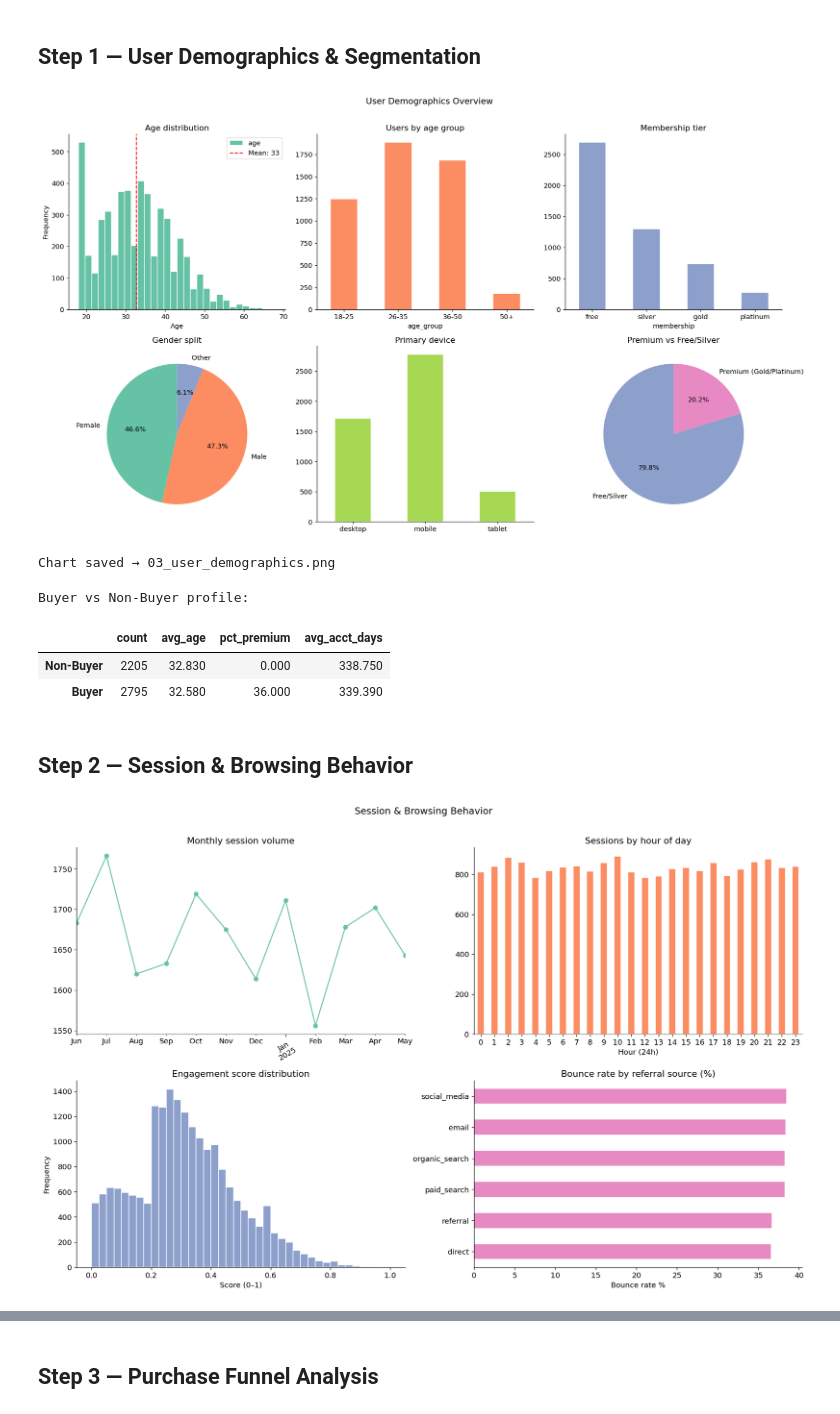
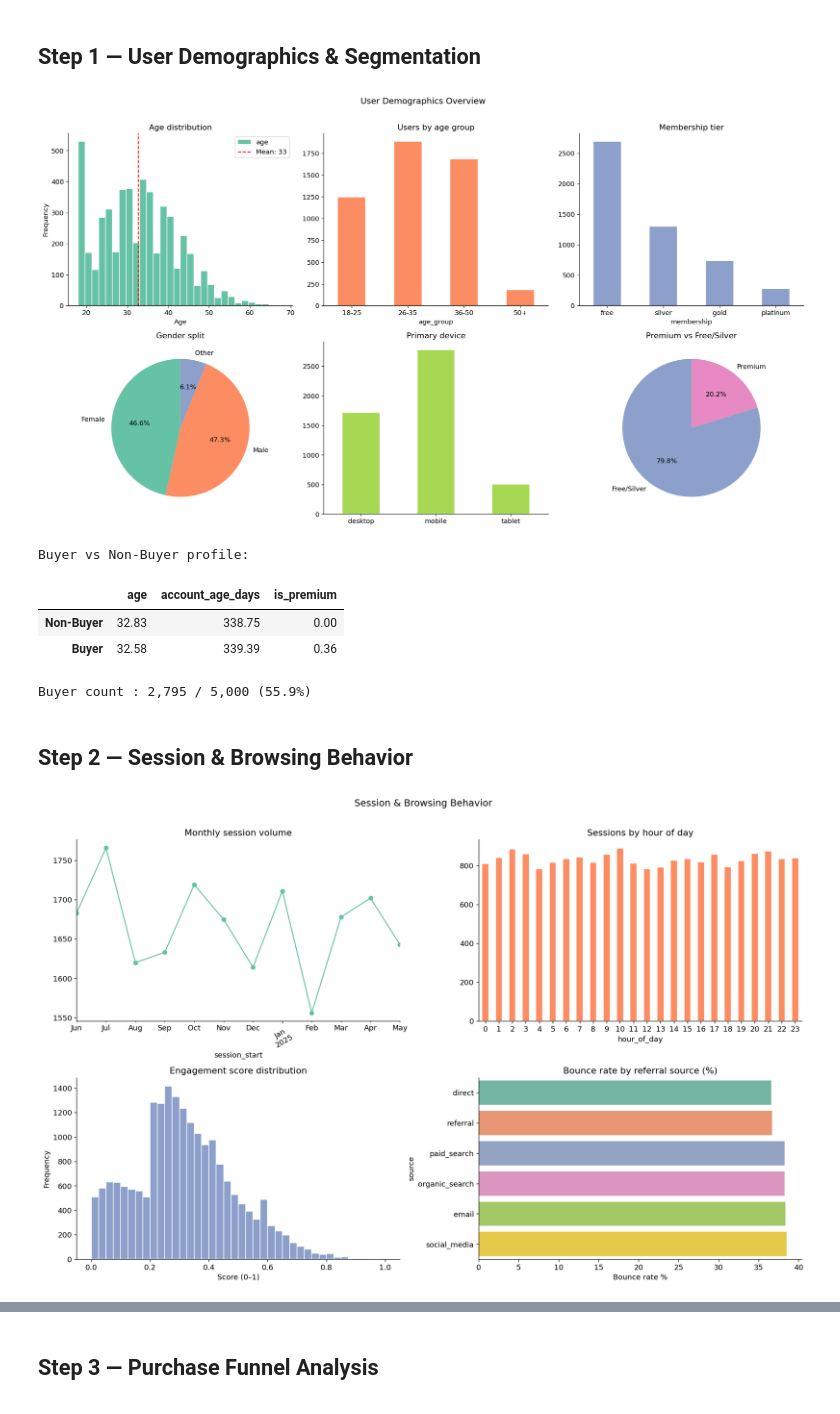
Before and after one commit to jackstealer/ECOMMERCE_CUSTOMER_BEHAVIOR, a Jupyter notebook: notebooks/03_eda.ipynb, the cells around one changed output, grey strips where cells are left out. Drawn from its saved outputs; the diff is of its cells as text; code cells hidden in the pictures.

```diff
--- a/notebooks/03_eda.ipynb
+++ b/notebooks/03_eda.ipynb
@@ -83,9 +78,9 @@ Cleaned tables loaded:
 fig, axes = plt.subplots(2, 3, figsize=(18, 10))
 
 # Age distribution
-users['age'].plot(kind='hist', bins=30, ax=axes[0][0],
-                  edgecolor='white', color=COLORS[0])
-axes[0][0].axvline(users['age'].mean(), color='red', linestyle='--', label=f"Mean: {users['age'].mean():.0f}")
+users['age'].plot(kind='hist', bins=30, ax=axes[0][0], edgecolor='white', color=COLORS[0])
+axes[0][0].axvline(users['age'].mean(), color='red', linestyle='--',
+                   label=f"Mean: {users['age'].mean():.0f}")
 axes[0][0].set_title('Age distribution')
 axes[0][0].set_xlabel('Age')
 axes[0][0].legend()
@@ -98,8 +93,8 @@ if 'age_group' in users.columns:
     axes[0][1].tick_params(axis='x', rotation=0)
 
 # Membership tier
+mem_order  = ['free','silver','gold','platinum']
 mem_counts = users['membership'].value_counts()
-mem_order  = ['free','silver','gold','platinum']
 mem_counts = mem_counts.reindex([m for m in mem_order if m in mem_counts.index])
 mem_counts.plot(kind='bar', ax=axes[0][2], edgecolor='white', color=COLORS[2])
 axes[0][2].set_title('Membership tier')
@@ -108,26 +103,26 @@ axes[0][2].tick_params(axis='x', rotation=0)
 # Gender split
 gender_cols = [c for c in users.columns if c.startswith('gender_')]
 if gender_cols:
-    gender_sums = users[gender_cols].sum()
-    gender_sums.index = [c.replace('gender_','') for c in gender_sums.index]
-    gender_sums.plot(kind='pie', ax=axes[1][0], autopct='%1.1f%%', startangle=90)
+    gs = users[gender_cols].sum()
+    gs.index = [c.replace('gender_','') for c in gs.index]
+    gs.plot(kind='pie', ax=axes[1][0], autopct='%1.1f%%', startangle=90)
     axes[1][0].set_title('Gender split')
     axes[1][0].set_ylabel('')
 
 # Device type
 dev_cols = [c for c in users.columns if c.startswith('device_')]
 if dev_cols:
-    dev_sums = users[dev_cols].sum()
-    dev_sums.index = [c.replace('device_','') for c in dev_sums.index]
-    dev_sums.plot(kind='bar', ax=axes[1][1], edgecolor='white', color=COLORS[4])
+    ds = users[dev_cols].sum()
+    ds.index = [c.replace('device_','') for c in ds.index]
+    ds.plot(kind='bar', ax=axes[1][1], edgecolor='white', color=COLORS[4])
     axes[1][1].set_title('Primary device')
     axes[1][1].tick_params(axis='x', rotation=0)
 
 # Premium vs non-premium
 if 'is_premium' in users.columns:
-    prem = users['is_premium'].map({1:'Premium (Gold/Platinum)', 0:'Free/Silver'})
-    prem.value_counts().plot(kind='pie', ax=axes[1][2], autopct='%1.1f%%', startangle=90,
-                              colors=[COLORS[2], COLORS[3]])
+    users['is_premium'].map({1:'Premium','0':'Free/Silver',0:'Free/Silver'}).value_counts().plot(
+        kind='pie', ax=axes[1][2], autopct='%1.1f%%', startangle=90,
+        colors=[COLORS[2], COLORS[3]])
     axes[1][2].set_title('Premium vs Free/Silver')
     axes[1][2].set_ylabel('')
 
@@ -135,77 +130,72 @@ plt.suptitle('User Demographics Overview', fontsize=14, y=1.01)
 plt.tight_layout()
 plt.savefig(FIGURES_DIR / '03_user_demographics.png', bbox_inches='tight')
 plt.show()
-print("Chart saved → 03_user_demographics.png")
 # %% [output]
-[figure, old version]
+[figure, new version]
-Chart saved → 03_user_demographics.png
 # %%
-# Buyer vs non-buyer profile
-buyer_ids    = set(orders['user_id'])
+# Buyer vs non-buyer profile comparison
+buyer_ids         = set(orders['user_id'])
 users['is_buyer'] = users['user_id'].isin(buyer_ids).astype(int)
 
-buyer_profile = users.groupby('is_buyer').agg(
-    count         = ('user_id',    'count'),
-    avg_age       = ('age',        'mean'),
-    pct_premium   = ('is_premium', 'mean'),
-    avg_acct_days = ('account_age_days', 'mean'),
-).round(2)
-buyer_profile.index = ['Non-Buyer', 'Buyer']
-buyer_profile['pct_premium'] = (buyer_profile['pct_premium'] * 100).round(1)
+num_cols = ['age','account_age_days']
+if 'is_premium' in users.columns:
+    num_cols.append('is_premium')
 
+buyer_profile = users.groupby('is_buyer')[num_cols].mean().round(2)
+buyer_profile.index = ['Non-Buyer','Buyer']
 print("Buyer vs Non-Buyer profile:")
 display(buyer_profile)
+print(f"\nBuyer count : {users['is_buyer'].sum():,} / {len(users):,} ({users['is_buyer'].mean()*100:.1f}%)")
 # %% [output]
 Buyer vs Non-Buyer profile:
-|  | count | avg_age | pct_premium | avg_acct_days |
-| Non-Buyer | 2205 | 32.830 | 0.000 | 338.750 |
-| Buyer | 2795 | 32.580 | 36.000 | 339.390 |
+|  | age | account_age_days | is_premium |
+| Non-Buyer | 32.83 | 338.75 | 0.00 |
+| Buyer | 32.58 | 339.39 | 0.36 |
+Buyer count : 2,795 / 5,000 (55.9%)
 # %% [markdown]
 ## Step 2 — Session & Browsing Behavior
 # %%
 fig, axes = plt.subplots(2, 2, figsize=(16, 10))
 
-# Sessions over time
+# Monthly sessions
 monthly = sessions.groupby(sessions['session_start'].dt.to_period('M')).size()
 monthly.plot(kind='line', marker='o', ax=axes[0][0], color=COLORS[0])
 axes[0][0].set_title('Monthly session volume')
-axes[0][0].set_xlabel('')
 axes[0][0].tick_params(axis='x', rotation=30)
 
-# Hour-of-day pattern
+# Hour of day
 if 'hour_of_day' in sessions.columns:
     sessions.groupby('hour_of_day').size().plot(
         kind='bar', ax=axes[0][1], edgecolor='white', color=COLORS[1])
     axes[0][1].set_title('Sessions by hour of day')
-    axes[0][1].set_xlabel('Hour (24h)')
     axes[0][1].tick_params(axis='x', rotation=0)
 
-# Engagement score distribution
+# Engagement score
 if 'engagement_score' in sessions.columns:
     sessions['engagement_score'].plot(
-        kind='hist', bins=40, ax=axes[1][0],
-        edgecolor='white', color=COLORS[2])
+        kind='hist', bins=40, ax=axes[1][0], edgecolor='white', color=COLORS[2])
     axes[1][0].set_title('Engagement score distribution')
     axes[1][0].set_xlabel('Score (0–1)')
 
-# Bounce rate by referral source
+# Bounce rate by referral source using seaborn
 if 'bounced' in sessions.columns:
     ref_cols = [c for c in sessions.columns if c.startswith('ref_')]
     if ref_cols:
-        ref_bounce = {}
+        ref_data = []
         for col in ref_cols:
             subset = sessions[sessions[col] == 1]
             if len(subset) > 0:
-                ref_bounce[col.replace('ref_','')] = subset['bounced'].mean() * 100
-        pd.Series(ref_bounce).sort_values().plot(
-            kind='barh', ax=axes[1][1], edgecolor='white', color=COLORS[3])
+                ref_data.append({'source': col.replace('ref_',''),
+                                 'bounce_pct': subset['bounced'].mean() * 100})
+        ref_df = pd.DataFrame(ref_data).sort_values('bounce_pct')
+        sns.barplot(data=ref_df, x='bounce_pct', y='source', ax=axes[1][1], palette='Set2')
         axes[1][1].set_title('Bounce rate by referral source (%)')
         axes[1][1].set_xlabel('Bounce rate %')
 
 plt.suptitle('Session & Browsing Behavior', fontsize=14, y=1.01)
 plt.tight_layout()
 plt.savefig(FIGURES_DIR / '03_session_behavior.png', bbox_inches='tight')
 plt.show()
 # %% [output]
-[figure, old version]
+[figure, new version]
 # %%
```
Also changed, not shown: parts of 19 cells of this notebook.
